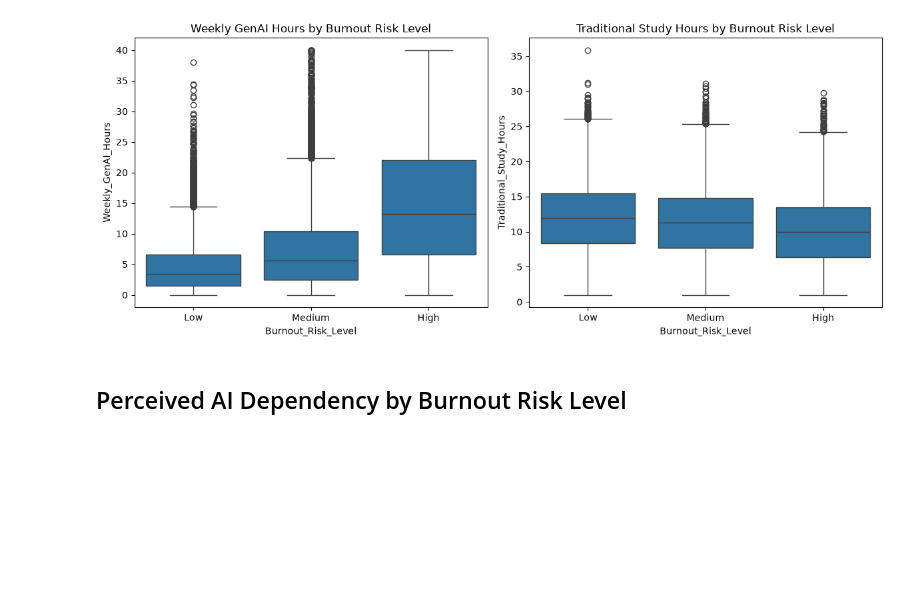
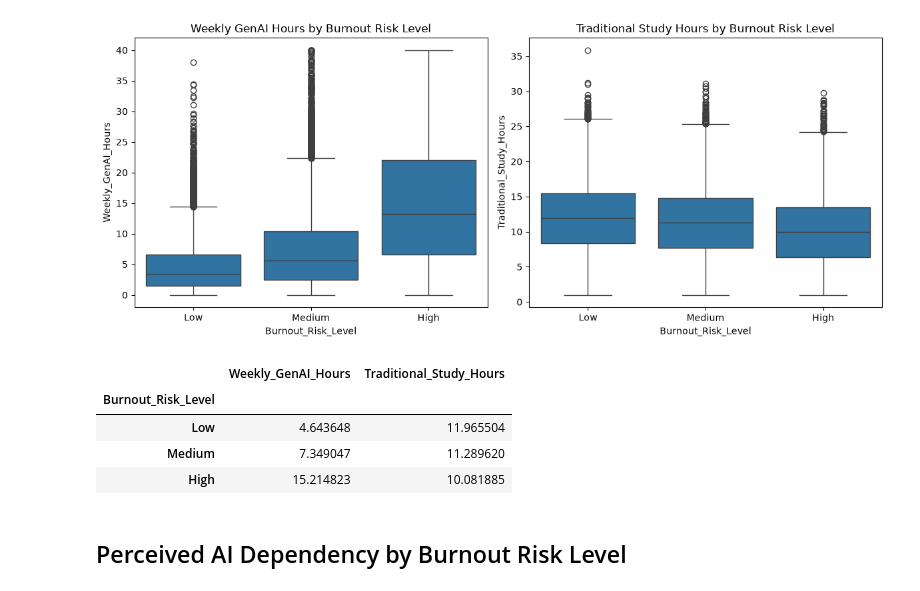
Before and after one commit to txxzd/Impact-Of-AI-on-Students-Analysis, a Jupyter notebook: data_analysis.ipynb, the cells around one changed output. Cells and saved outputs as stored; diff of their text form; code cells hidden in the pictures; blank space fills up the shorter version.

```diff
--- a/data_analysis.ipynb
+++ b/data_analysis.ipynb
@@ -489,6 +531,15 @@ plt.tight_layout()
 plt.show()
 # %% [output]
 [figure]
+# %%
+# Average Weekly_GenAI_Hours and Traditional_Study_Hours for each Burnout_Risk_Level
+df.groupby('Burnout_Risk_Level', observed=True)[['Weekly_GenAI_Hours', 'Traditional_Study_Hours']].mean()
+# %% [output]
+|  | Weekly_GenAI_Hours | Traditional_Study_Hours |
+| Burnout_Risk_Level |  |  |
+| Low | 4.643648 | 11.965504 |
+| Medium | 7.349047 | 11.289620 |
+| High | 15.214823 | 10.081885 |
 # %% [markdown]
 ## Perceived AI Dependency by Burnout Risk Level
 # %%
```
Also changed, not shown: parts of 5 cells of this notebook.
